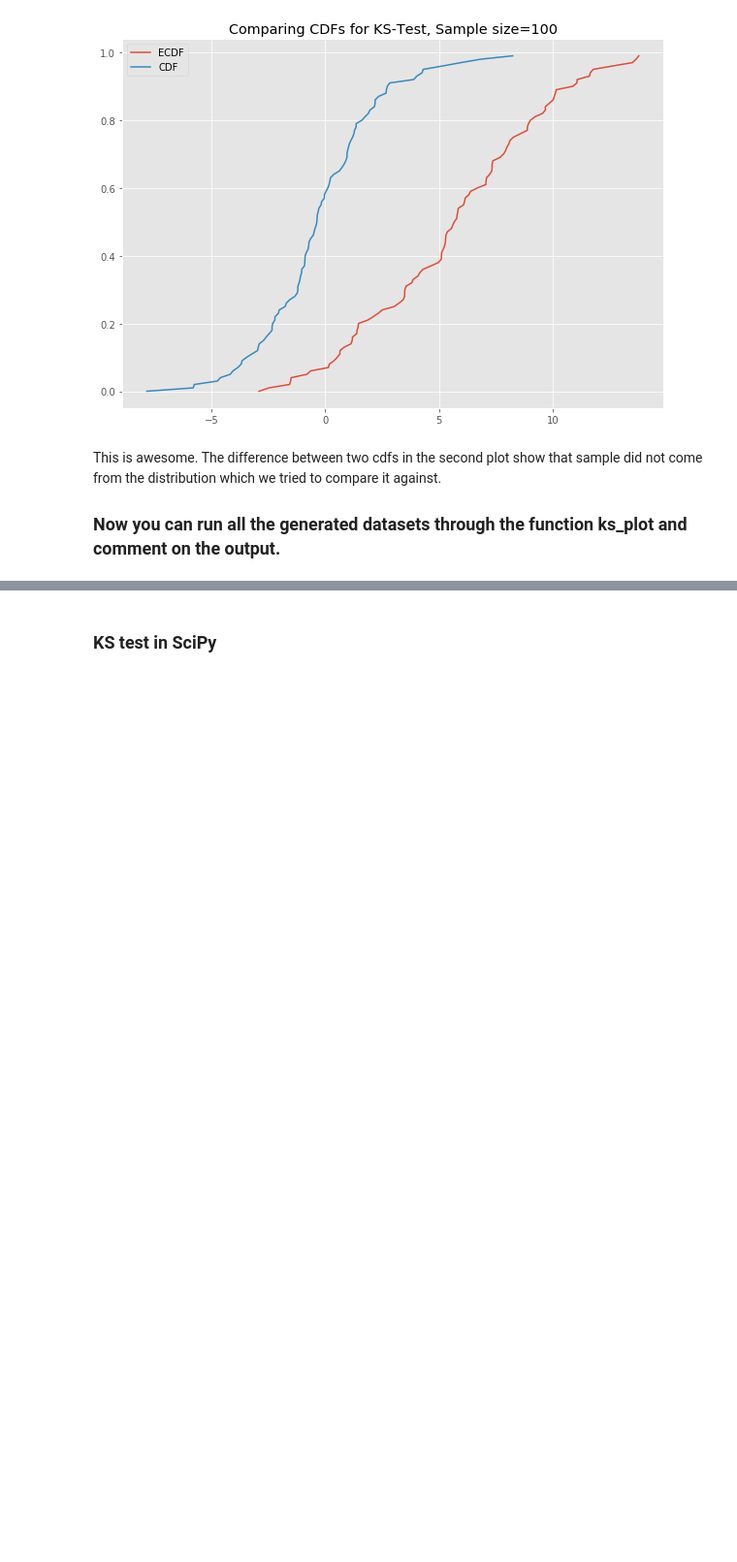
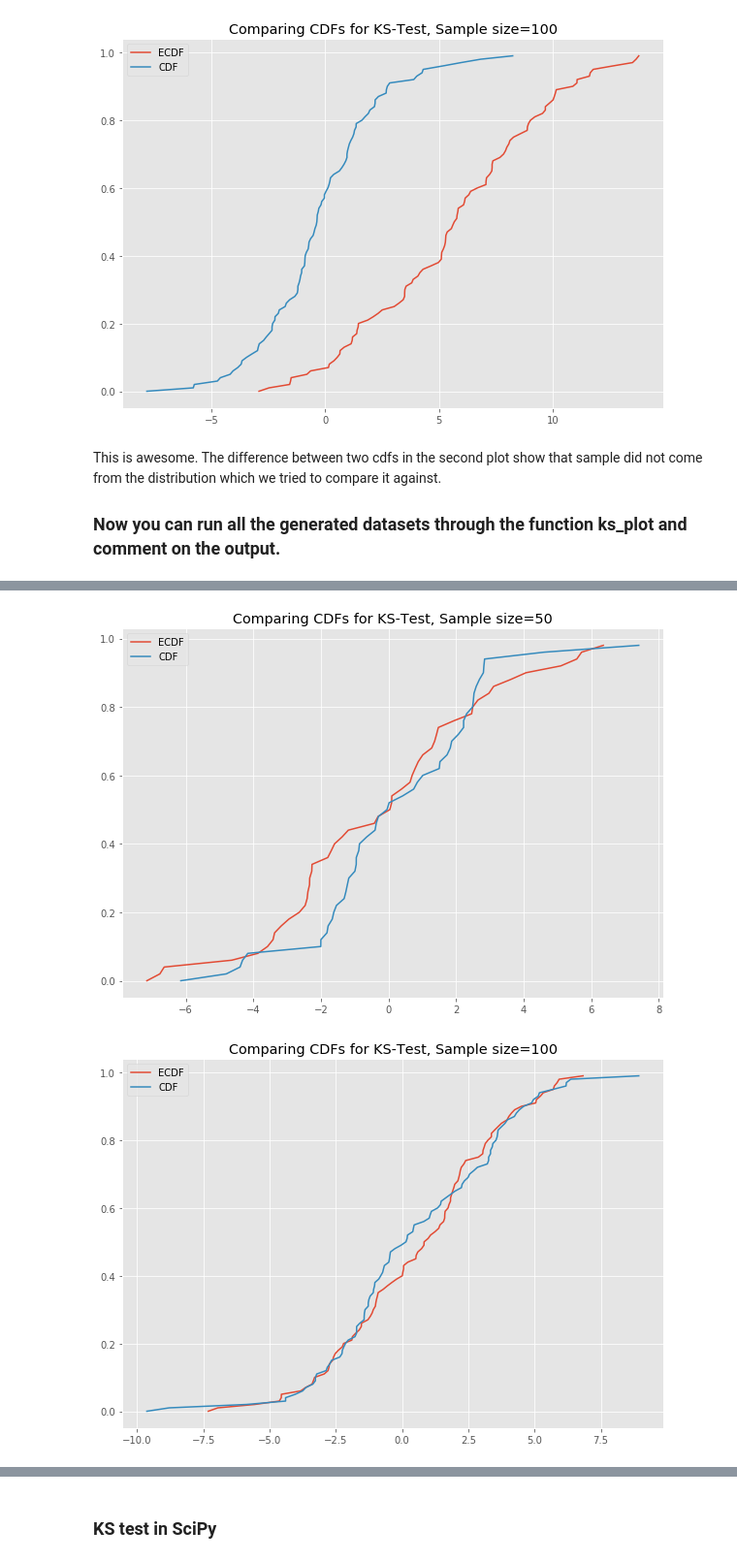
Before and after one commit to AlludedCrabb/dsc-2-23-04-kolmogorov-smirnov-test-lab-seattle-ds-career-040119, a Jupyter notebook: index.ipynb, the cells around one changed output, grey strips where cells are left out. Shown at 97% size. Drawn from its saved outputs; the diff is of its cells as text; code cells hidden in the pictures; blank space fills up the shorter version.

```diff
--- a/index.ipynb
+++ b/index.ipynb
@@ -103,0 +97,8 @@ This is awesome. The difference between two cdfs in the second plot show that sa
+# %%
+# Your code hereks_plot(x_10)
+ks_plot(x_50)
+ks_plot(x_100)
+ks_plot(x_1000)
+# %% [output]
+[figure, added]
+[figure, added]
```
Also changed, not shown: parts of 2 cells of this notebook.
